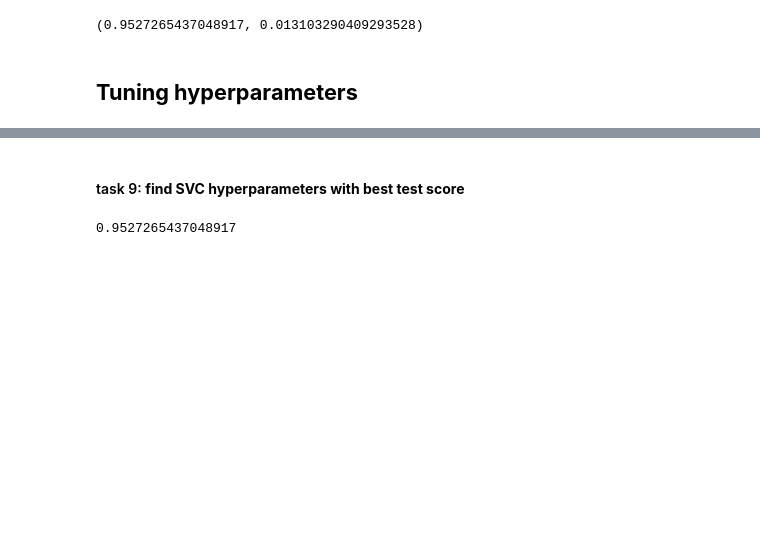
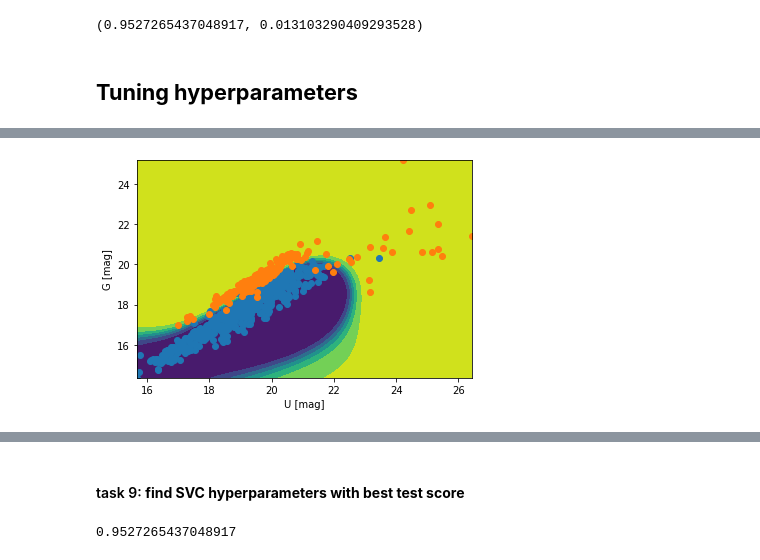
Before and after one commit to tomasplsek/AstroML, a Jupyter notebook: 03_sklearn.ipynb, the cells around one changed output, grey strips where cells are left out. Drawn from its saved outputs; the diff is of its cells as text; code cells hidden in the pictures; blank space fills up the shorter version.

```diff
--- a/03_sklearn.ipynb
+++ b/03_sklearn.ipynb
@@ -488,0 +547,4 @@ DecisionTreeClassifier?
+# %%
+decision_surface(SVC(kernel="rbf", C=1, probability=True))
+# %% [output]
+[figure, added]
```
Also changed, not shown: parts of 31 cells of this notebook.
